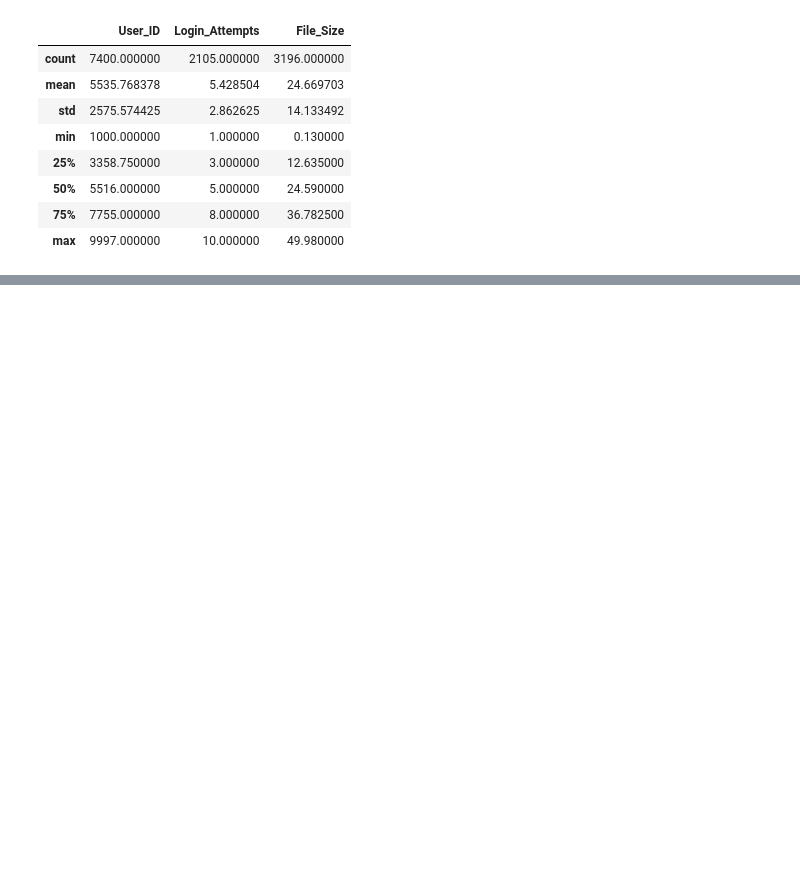
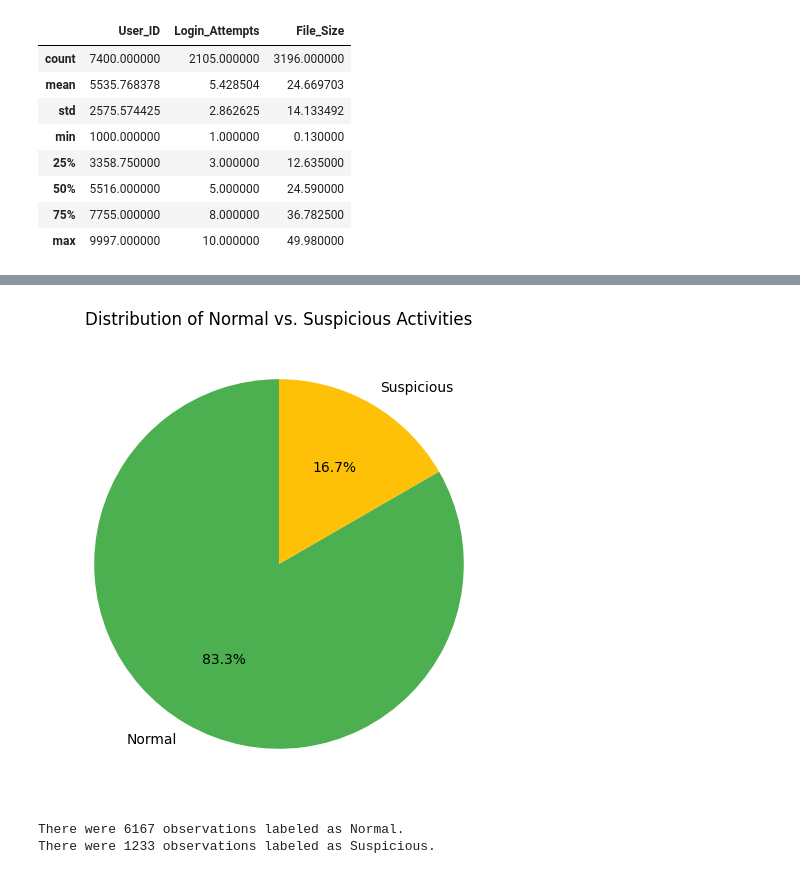
Before and after one commit to cammylexi/CS2341-Assignment-3, a Jupyter notebook: Lab0.ipynb, the cells around one changed output, grey strips where cells are left out. Saved outputs shown, nothing was run; the diff lists cells and outputs as text; code cells hidden in the pictures; blank space fills up the shorter version.

```diff
--- a/Lab0.ipynb
+++ b/Lab0.ipynb
@@ -243,0 +223,14 @@ plt.show()
+# %%
+plt.figure(figsize=(10, 6))
+plt.pie(df['Label'].value_counts(), labels=df['Label'].value_counts().index, autopct='%1.1f%%', startangle=90, colors=['#4CAF50', '#FFC107'])
+plt.title('Distribution of Normal vs. Suspicious Activities')
+plt.show()
+# %% [output]
+[figure, added]
+# %%
+df_grouped = df.groupby(by='Label')
+for val, grp in df_grouped:
+  print(f'There were {len(grp)} observations labeled as {val}.')
+# %% [output]
+There were 6167 observations labeled as Normal.
+There were 1233 observations labeled as Suspicious.
```
Also changed, not shown: parts of 64 cells of this notebook.
